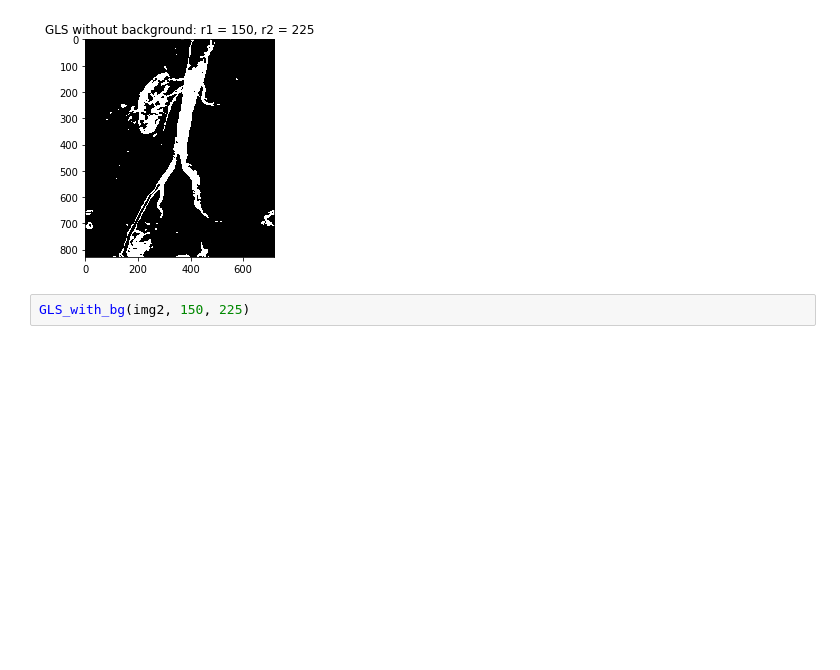
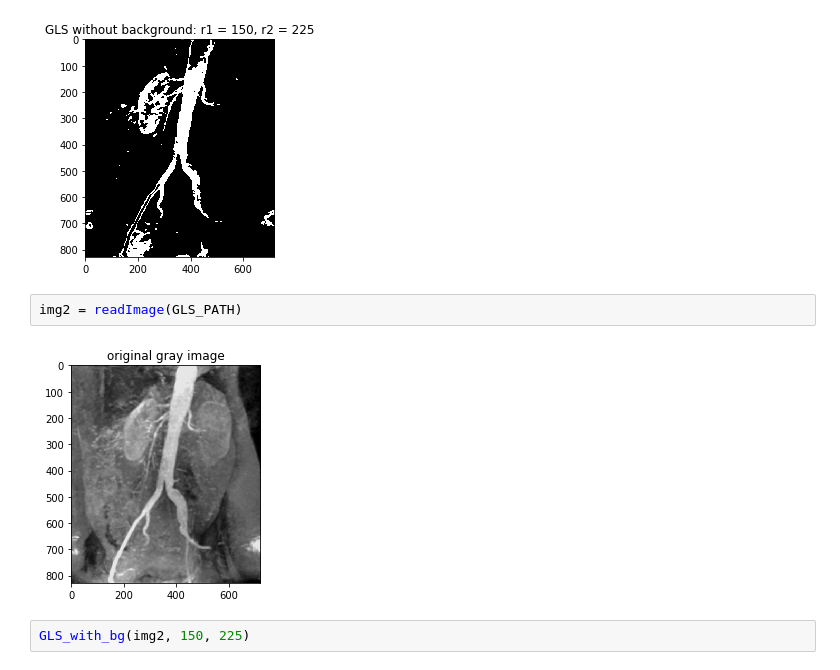
Before and after one commit to GomesLuis479/image-processing-learn, a Jupyter notebook: img-proc-nbs/final-prac-4/expt_4.ipynb, the cells around one changed output. Saved outputs shown, nothing was run; the diff lists cells and outputs as text; blank space fills up the shorter version.

```diff
--- a/img-proc-nbs/final-prac-4/expt_4.ipynb
+++ b/img-proc-nbs/final-prac-4/expt_4.ipynb
@@ -99,6 +99,10 @@ img2 = readImage(GLS_PATH)
 GLS_without_bg(img2, 150, 225)
 # %% [output]
 [figure]
+# %%
+img2 = readImage(GLS_PATH)
+# %% [output]
+[figure, added]
 # %%
 GLS_with_bg(img2, 150, 225)
 # %% [output]
```
Also changed, not shown: 4 other files.
